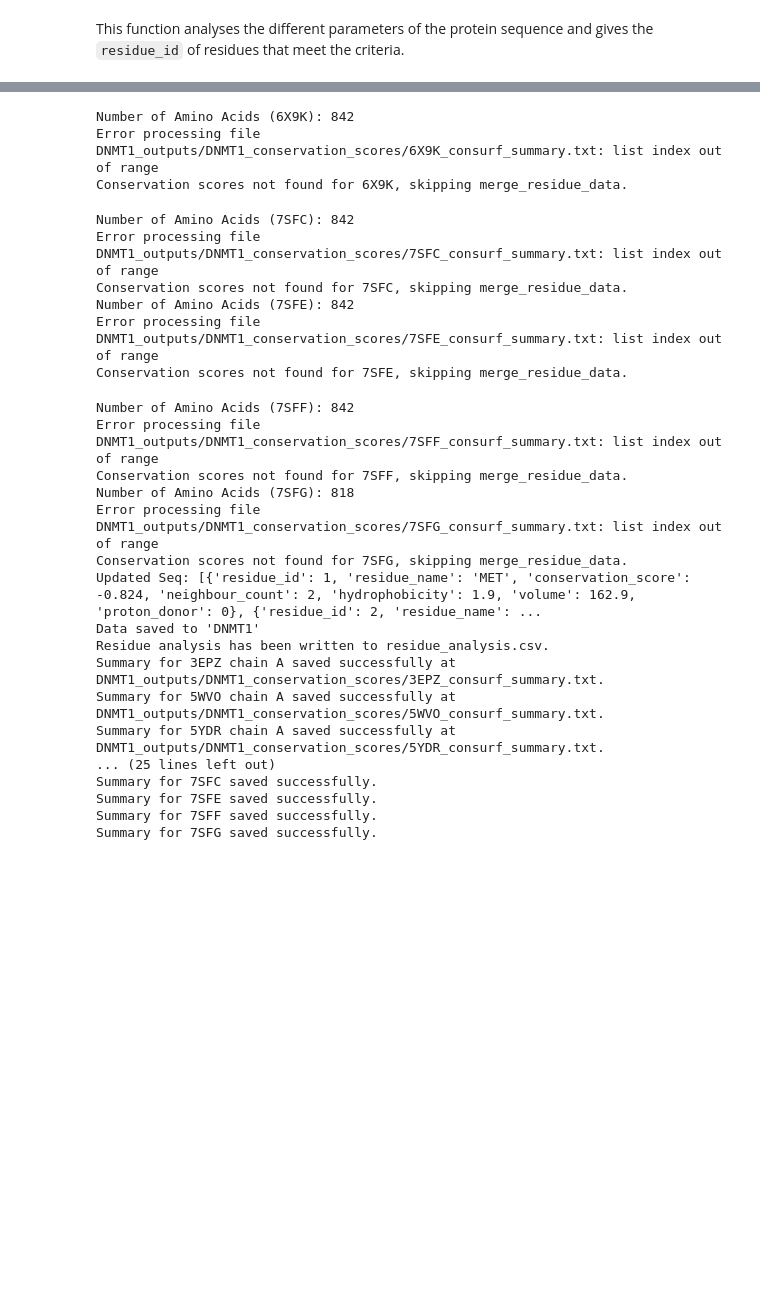
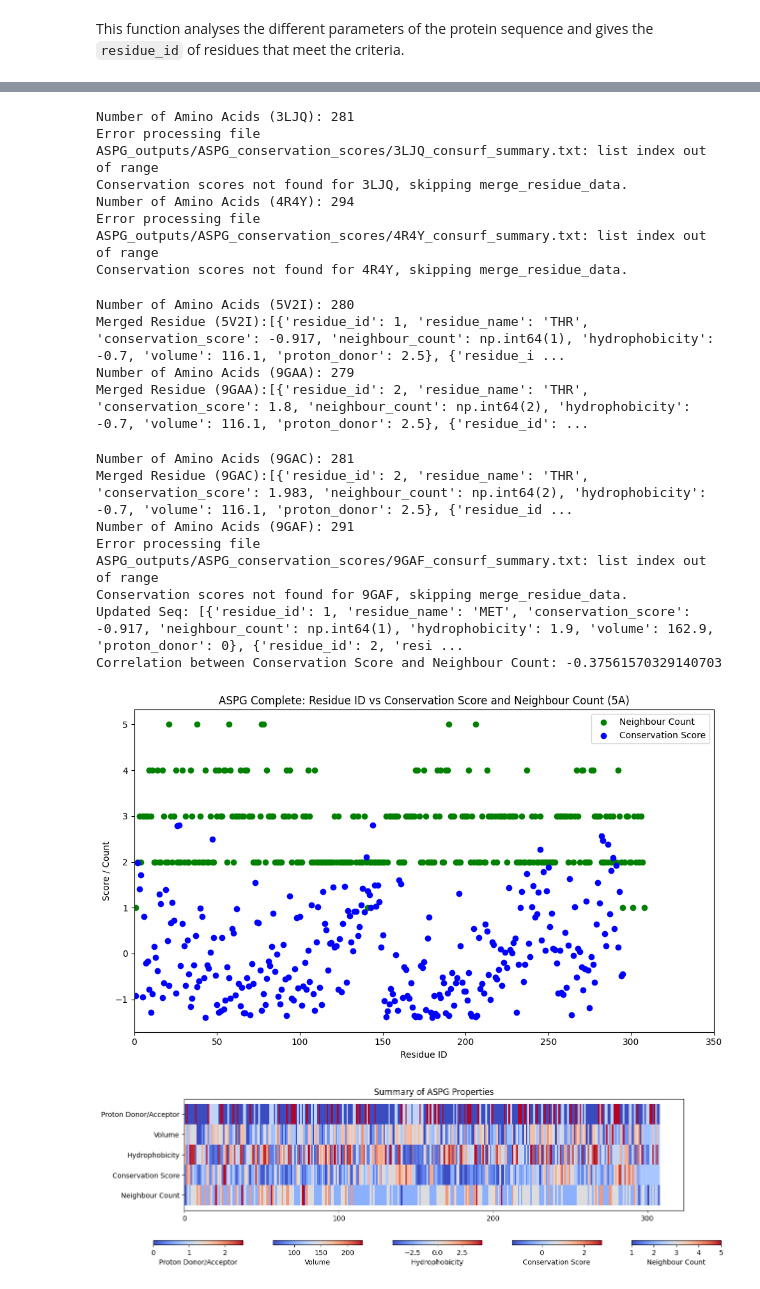
Before and after one commit to seahhening/Protein-LM, a Jupyter notebook: Documents/Compiled (Submission)/compiled_v0.2.ipynb, the cells around one changed output, grey strips where cells are left out. Drawn from its saved outputs; the diff is of its cells as text; code cells hidden in the pictures; blank space fills up the shorter version.

```diff
--- a/Documents/Compiled (Submission)/compiled_v0.2.ipynb
+++ b/Documents/Compiled (Submission)/compiled_v0.2.ipynb
@@ -554,8 +554,12 @@ def plot_residue_properties(data, protein_id, num_residues=None):
     # Customize plot
     ax.set_yticks([0.5, 1.5, 2.5, 3.5, 4.5])
     ax.set_yticklabels(['Neighbour Count', 'Conservation Score', 'Hydrophobicity', 'Volume', 'Proton Donor/Acceptor'])
-    ax.set_xticks([])  # Hide x-axis tick labels
-    ax.set_xlim(0, len(residue_ids))
+
+    # Add x-axis labels for every 100 residues
+    x_ticks = range(0, len(residue_ids), 100)
+    x_tick_labels = [str(i) for i in x_ticks]
+    ax.set_xticks(x_ticks)
+    ax.set_xticklabels(x_tick_labels)
 
     plt.tight_layout()
     plt.show()
@@ -714,10 +718,10 @@ def analyse_protein_2(residues, weights, protein_id):
 # %%
 ## This part needs to be edited!
 
-pdb_file_paths = ['./DNMT1_pdb/pdb3epz.pdb', './DNMT1_pdb/pdb3pta.pdb', './DNMT1_pdb/pdb3swr.pdb', './DNMT1_pdb/pdb4wxx.pdb', './DNMT1_pdb/pdb4yoc.pdb', './DNMT1_pdb/pdb4z96.pdb', './DNMT1_pdb/pdb4z97.pdb', './DNMT1_pdb/pdb5wvo.pdb', './DNMT1_pdb/pdb5ydr.pdb', './DNMT1_pdb/pdb6k3a.pdb', './DNMT1_pdb/pdb6l1f.pdb', './DNMT1_pdb/pdb6x9k.pdb', './DNMT1_pdb/pdb7sfc.pdb', './DNMT1_pdb/pdb7sfe.pdb', './DNMT1_pdb/pdb7sff.pdb', './DNMT1_pdb/pdb7sfg.pdb']
-ref_seq = './DNMT1_pdb/AF-P26358-F1-model_v4.pdb'
-protein_id = 'DNMT1'
-num_residues = 1600
+pdb_file_paths = ['./ASPG_pdb/pdb1apy.pdb', './ASPG_pdb/pdb1apz.pdb', './ASPG_pdb/pdb1ayy.pdb', './ASPG_pdb/pdb1p4k.pdb', './ASPG_pdb/pdb1p4v.pdb', './ASPG_pdb/pdb2gac.pdb', './ASPG_pdb/pdb2gaw.pdb', './ASPG_pdb/pdb2gl9.pdb', './ASPG_pdb/pdb3ljq.pdb', './ASPG_pdb/pdb4r4y.pdb', './ASPG_pdb/pdb5v2i.pdb', './ASPG_pdb/pdb9gaa.pdb', './ASPG_pdb/pdb9gac.pdb', './ASPG_pdb/pdb9gaf.pdb']
+ref_seq = './ASPG_pdb/AF-Q7L266-F1-model_v4.pdb'
+protein_id = 'ASPG'
+num_residues = 350
 angstrom = 5
 weights = [0.2,0.2,0.2,0.2,0.2]
 download_conservation_scores(pdb_file_paths, protein_id, chains=['A'])
@@ -774,26 +773,19 @@ Conservation scores not found for 6L1F, skipping merge_residue_data.
-Number of Amino Acids (6X9K): 842
-Error processing file DNMT1_outputs/DNMT1_conservation_scores/6X9K_consurf_summary.txt: list index out of range
-Conservation scores not found for 6X9K, skipping merge_residue_data.
+Number of Amino Acids (3LJQ): 281
+Error processing file ASPG_outputs/ASPG_conservation_scores/3LJQ_consurf_summary.txt: list index out of range
+Conservation scores not found for 3LJQ, skipping merge_residue_data.
+Number of Amino Acids (4R4Y): 294
+Error processing file ASPG_outputs/ASPG_conservation_scores/4R4Y_consurf_summary.txt: list index out of range
+Conservation scores not found for 4R4Y, skipping merge_residue_data.
-Number of Amino Acids (7SFC): 842
-Error processing file DNMT1_outputs/DNMT1_conservation_scores/7SFC_consurf_summary.txt: list index out of range
-Conservation scores not found for 7SFC, skipping merge_residue_data.
-Number of Amino Acids (7SFE): 842
-Error processing file DNMT1_outputs/DNMT1_conservation_scores/7SFE_consurf_summary.txt: list index out of range
-Conservation scores not found for 7SFE, skipping merge_residue_data.
+Number of Amino Acids (5V2I): 280
+Merged Residue (5V2I):[{'residue_id': 1, 'residue_name': 'THR', 'conservation_score': -0.917, 'neighbour_count': np.int64(1), 'hydrophobicity': -0.7, 'volume': 116.1, 'proton_donor': 2.5}, {'residue_i ...
+Number of Amino Acids (9GAA): 279
+Merged Residue (9GAA):[{'residue_id': 2, 'residue_name': 'THR', 'conservation_score': 1.8, 'neighbour_count': np.int64(2), 'hydrophobicity': -0.7, 'volume': 116.1, 'proton_donor': 2.5}, {'residue_id': ...
-Number of Amino Acids (7SFF): 842
-Error processing file DNMT1_outputs/DNMT1_conservation_scores/7SFF_consurf_summary.txt: list index out of range
-Conservation scores not found for 7SFF, skipping merge_residue_data.
-Number of Amino Acids (7SFG): 818
-Error processing file DNMT1_outputs/DNMT1_conservation_scores/7SFG_consurf_summary.txt: list index out of range
-Conservation scores not found for 7SFG, skipping merge_residue_data.
-Updated Seq: [{'residue_id': 1, 'residue_name': 'MET', 'conservation_score': -0.824, 'neighbour_count': 2, 'hydrophobicity': 1.9, 'volume': 162.9, 'proton_donor': 0}, {'residue_id': 2, 'residue_name': ...
-Data saved to 'DNMT1'
-Residue analysis has been written to residue_analysis.csv.
-Summary for 3EPZ chain A saved successfully at DNMT1_outputs/DNMT1_conservation_scores/3EPZ_consurf_summary.txt.
-Summary for 5WVO chain A saved successfully at DNMT1_outputs/DNMT1_conservation_scores/5WVO_consurf_summary.txt.
-Summary for 5YDR chain A saved successfully at DNMT1_outputs/DNMT1_conservation_scores/5YDR_consurf_summary.txt.
-... (25 lines left out)
-Summary for 7SFC saved successfully.
-Summary for 7SFE saved successfully.
-Summary for 7SFF saved successfully.
-Summary for 7SFG saved successfully.
+Number of Amino Acids (9GAC): 281
+Merged Residue (9GAC):[{'residue_id': 2, 'residue_name': 'THR', 'conservation_score': 1.983, 'neighbour_count': np.int64(2), 'hydrophobicity': -0.7, 'volume': 116.1, 'proton_donor': 2.5}, {'residue_id ...
+Number of Amino Acids (9GAF): 291
+Error processing file ASPG_outputs/ASPG_conservation_scores/9GAF_consurf_summary.txt: list index out of range
+Conservation scores not found for 9GAF, skipping merge_residue_data.
+Updated Seq: [{'residue_id': 1, 'residue_name': 'MET', 'conservation_score': -0.917, 'neighbour_count': np.int64(1), 'hydrophobicity': 1.9, 'volume': 162.9, 'proton_donor': 0}, {'residue_id': 2, 'resi ...
+Correlation between Conservation Score and Neighbour Count: -0.37561570329140703
+[figure, added]
+[figure, added]
```
Also changed, not shown: parts of 1 cell of this notebook, 6 other files.
